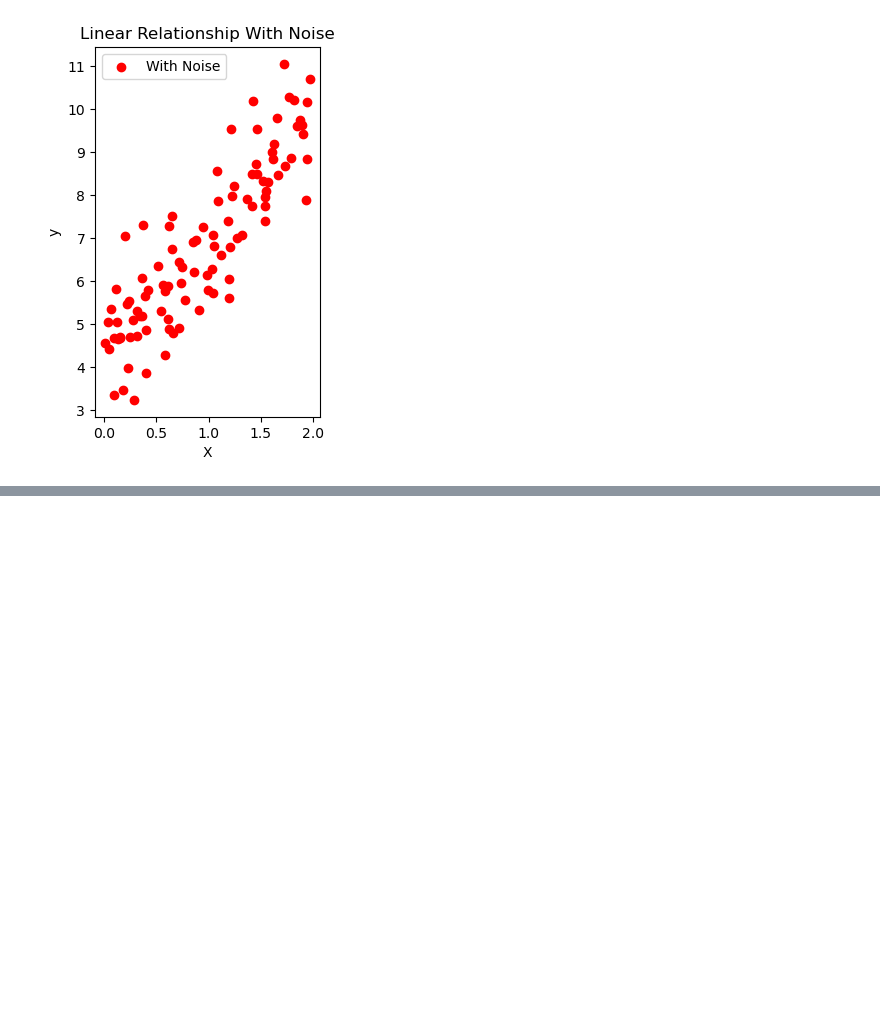
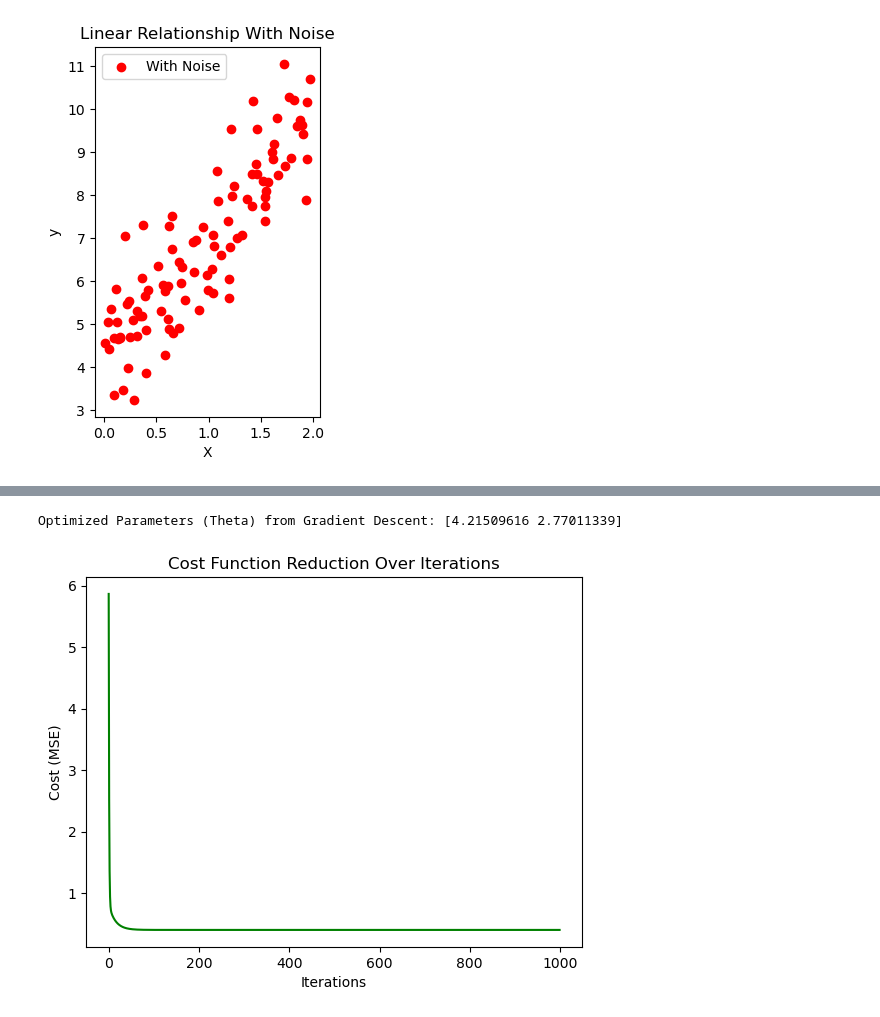
Before and after one commit to AkshatGoud/Custom-linear-Regression-, a Jupyter notebook: main.ipynb, the cells around one changed output, grey strips where cells are left out. Saved outputs shown, nothing was run; the diff lists cells and outputs as text; code cells hidden in the pictures; blank space fills up the shorter version.

```diff
--- a/main.ipynb
+++ b/main.ipynb
@@ -60,3 +107,18 @@ def gradient_descent(X, y, learning_rate=0.1, epochs=1000):
         cost_history.append(cost)
 
     return theta, cost_history
+# %%
+# Train using data WITH noise
+theta_gd, cost_history = gradient_descent(X, y_noisy, learning_rate=0.1, epochs=1000)
+
+print(f"Optimized Parameters (Theta) from Gradient Descent: {theta_gd.ravel()}")
+
+# Plot cost function over iterations
+plt.plot(range(len(cost_history)), cost_history, color='green')
+plt.xlabel("Iterations")
+plt.ylabel("Cost (MSE)")
+plt.title("Cost Function Reduction Over Iterations")
+plt.show()
+# %% [output]
+Optimized Parameters (Theta) from Gradient Descent: [4.21509616 2.77011339]
+[figure, added]
```
Also changed, not shown: parts of 3 cells of this notebook.
